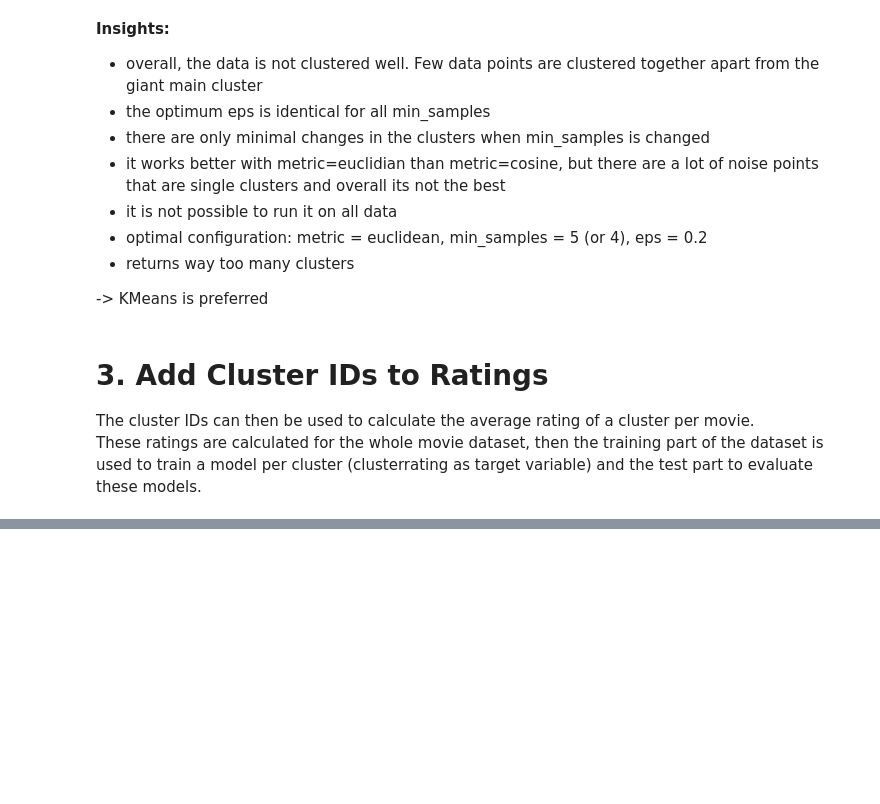
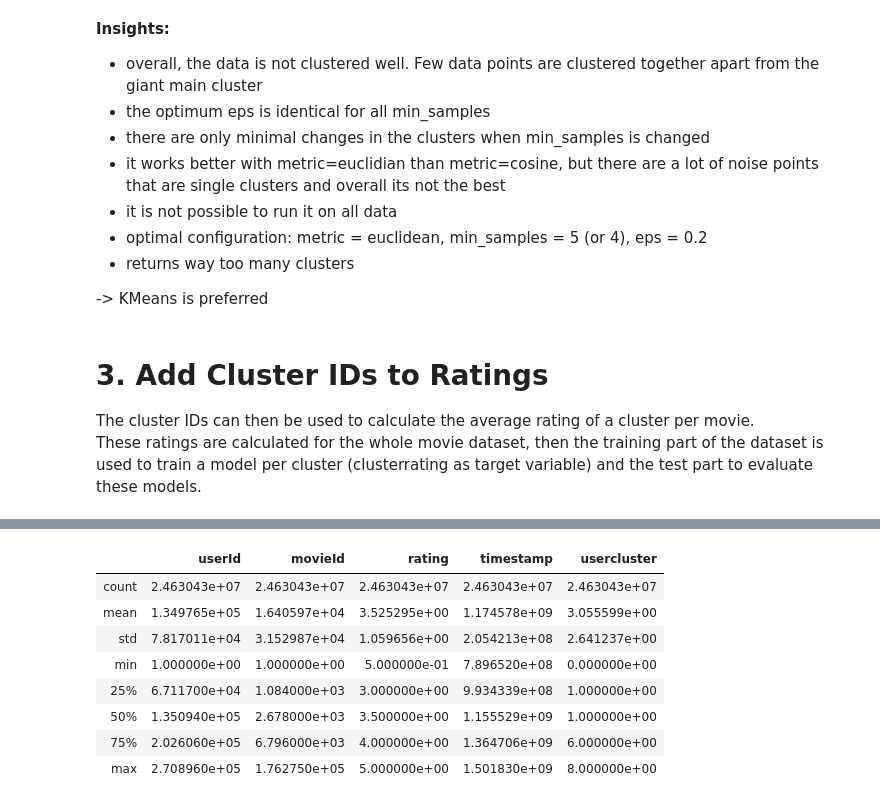
Before and after one commit to janapfeffer/DM_Project_MoviePrediction, a Jupyter notebook: ClusterExperiments.ipynb, the cells around one changed output, grey strips where cells are left out. Saved outputs shown, nothing was run; the diff lists cells and outputs as text; code cells hidden in the pictures; blank space fills up the shorter version.

```diff
--- a/ClusterExperiments.ipynb
+++ b/ClusterExperiments.ipynb
@@ -627,15 +637,24 @@ df_ratings.describe()
 # %%
 # add cluster ID to ratings.csv
 estimator = KMeans(n_clusters = 9)
 
 # create the clustering
 clusters = estimator.fit(df_joined.drop(columns="userId"))
 cluster_ids = estimator.predict(df_joined.drop(columns="userId"))
 
-df_joined["clusterids"] = cluster_ids
+df_joined["usercluster"] = cluster_ids
 
-# join ratings and metadata
-df_ratingsjoined = pd.merge(left=df_ratings,right=df_joined, left_on='userId', right_on='userId')
+
+# join ratings and cluster id
+df_ratingsjoined = pd.merge(left=df_ratings,right=df_joined[["userId", "usercluster"]], left_on='userId', right_on='userId')
 df_ratingsjoined.describe()
-
-# df_ratings[df_ratings["userId"] == df_joined["userId"]]
+# %% [output]
+|  | userId | movieId | rating | timestamp | usercluster |
+| count | 2.463043e+07 | 2.463043e+07 | 2.463043e+07 | 2.463043e+07 | 2.463043e+07 |
+| mean | 1.349765e+05 | 1.640597e+04 | 3.525295e+00 | 1.174578e+09 | 3.055599e+00 |
+| std | 7.817011e+04 | 3.152987e+04 | 1.059656e+00 | 2.054213e+08 | 2.641237e+00 |
+| min | 1.000000e+00 | 1.000000e+00 | 5.000000e-01 | 7.896520e+08 | 0.000000e+00 |
+| 25% | 6.711700e+04 | 1.084000e+03 | 3.000000e+00 | 9.934339e+08 | 1.000000e+00 |
+| 50% | 1.350940e+05 | 2.678000e+03 | 3.500000e+00 | 1.155529e+09 | 1.000000e+00 |
+| 75% | 2.026060e+05 | 6.796000e+03 | 4.000000e+00 | 1.364706e+09 | 6.000000e+00 |
+| max | 2.708960e+05 | 1.762750e+05 | 5.000000e+00 | 1.501830e+09 | 8.000000e+00 |
```
Also changed, not shown: parts of 8 cells of this notebook, 1 other file.
